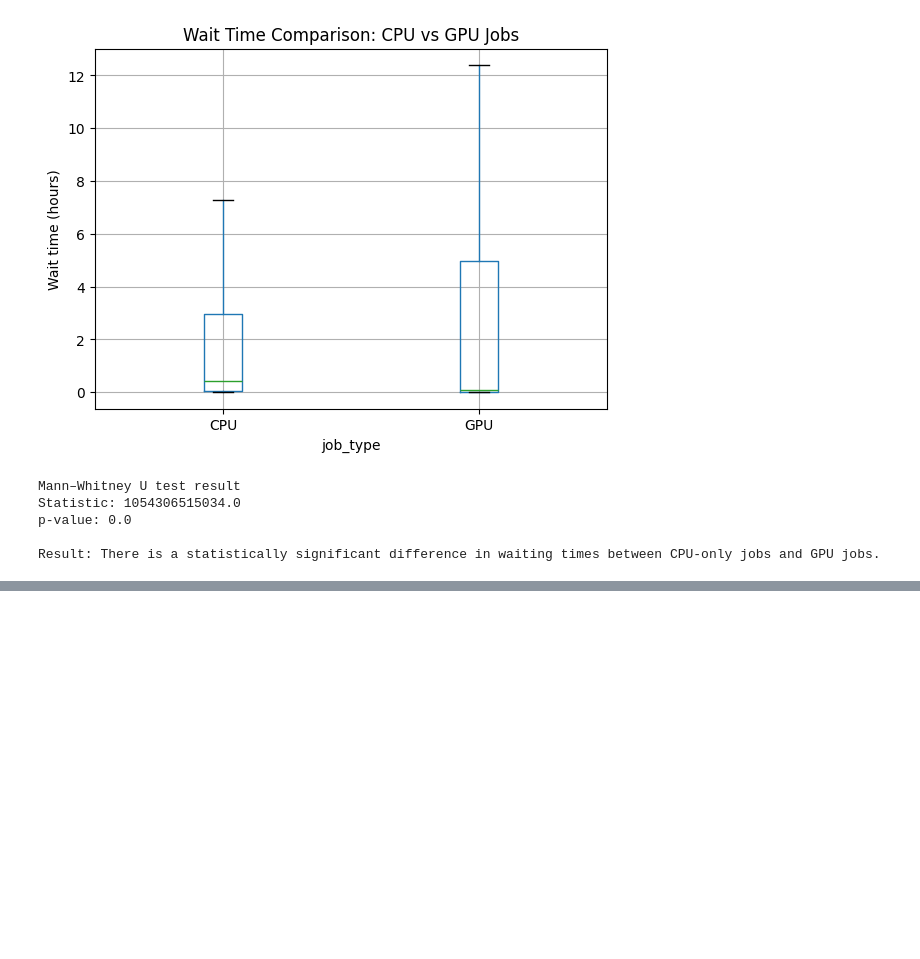
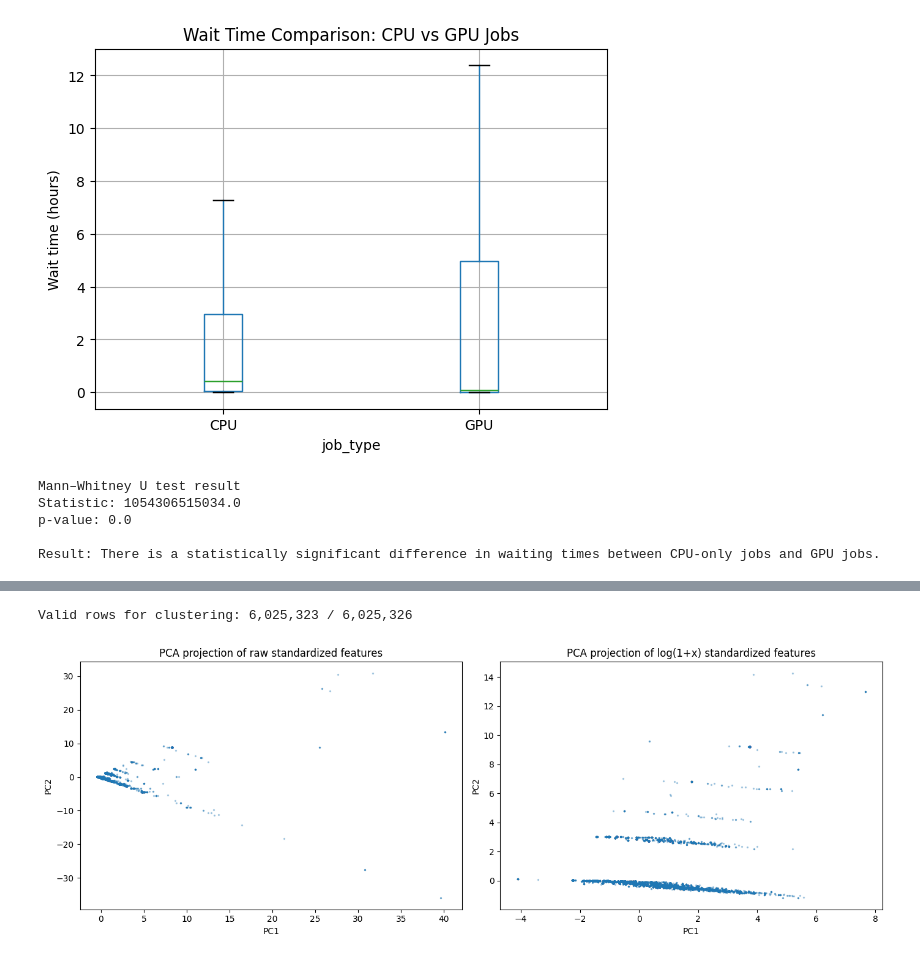
Before and after one commit to Jiachen-Cong-UIUC/STAT427-Jiachen-Cong, a Jupyter notebook: Job Submission Behavior & Execution Schedules & Queue Modeling.ipynb, the cells around one changed output, grey strips where cells are left out. Drawn from its saved outputs; the diff is of its cells as text; code cells hidden in the pictures; blank space fills up the shorter version.

```diff
--- a/Job Submission Behavior & Execution Schedules & Queue Modeling.ipynb
+++ b/Job Submission Behavior & Execution Schedules & Queue Modeling.ipynb
@@ -768,0 +758,59 @@ RMSLE = 0.7653
+# %%
+from sklearn.preprocessing import StandardScaler
+from sklearn.cluster import KMeans
+from sklearn.decomposition import PCA
+
+# ---------- 1. Prepare features (ReqNodes excluded — nearly constant at 1) ----------
+workload_features = ["ReqCPUS", "GPU_Count", "ReqMem_MB"]
+
+wl_data = ter[workload_features].copy()
+valid_mask = (
+    wl_data.notna().all(axis=1)
+    & np.isfinite(wl_data.to_numpy()).all(axis=1)
+    & (wl_data["GPU_Count"] <= 64)
+)
+wl_valid = wl_data.loc[valid_mask].copy()
+
+print(f"Valid rows for clustering: {len(wl_valid):,} / {len(ter):,}")
+
+# Standardize RAW features (no log)
+scaler_raw = StandardScaler()
+wl_raw_scaled = scaler_raw.fit_transform(wl_valid)
+
+# log(1+x) then standardize
+wl_log = np.log1p(wl_valid)
+scaler = StandardScaler()
+wl_scaled = scaler.fit_transform(wl_log)
+
+# Sample for visualisation & clustering
+SAMPLE_N = 50_000
+rng = np.random.default_rng(42)
+sample_idx = rng.choice(len(wl_scaled), size=min(SAMPLE_N, len(wl_scaled)), replace=False)
+
+wl_sample_raw = wl_raw_scaled[sample_idx]
+wl_sample = wl_scaled[sample_idx]
+
+# ---------- 2. PCA comparison: raw vs log(1+x) ----------
+pca_raw = PCA(n_components=2)
+pc_raw = pca_raw.fit_transform(wl_sample_raw)
+
+pca_log = PCA(n_components=2)
+pc_log = pca_log.fit_transform(wl_sample)
+
+fig, axes = plt.subplots(1, 2, figsize=(14, 5))
+
+axes[0].scatter(pc_raw[:, 0], pc_raw[:, 1], s=2, alpha=0.3)
+axes[0].set_xlabel("PC1")
+axes[0].set_ylabel("PC2")
+axes[0].set_title("PCA projection of raw standardized features")
+
+axes[1].scatter(pc_log[:, 0], pc_log[:, 1], s=2, alpha=0.3)
+axes[1].set_xlabel("PC1")
+axes[1].set_ylabel("PC2")
+axes[1].set_title("PCA projection of log(1+x) standardized features")
+
+plt.tight_layout()
+plt.show()
+# %% [output]
+Valid rows for clustering: 6,025,323 / 6,025,326
+[figure, added]
```
Also changed, not shown: parts of 26 cells of this notebook.
